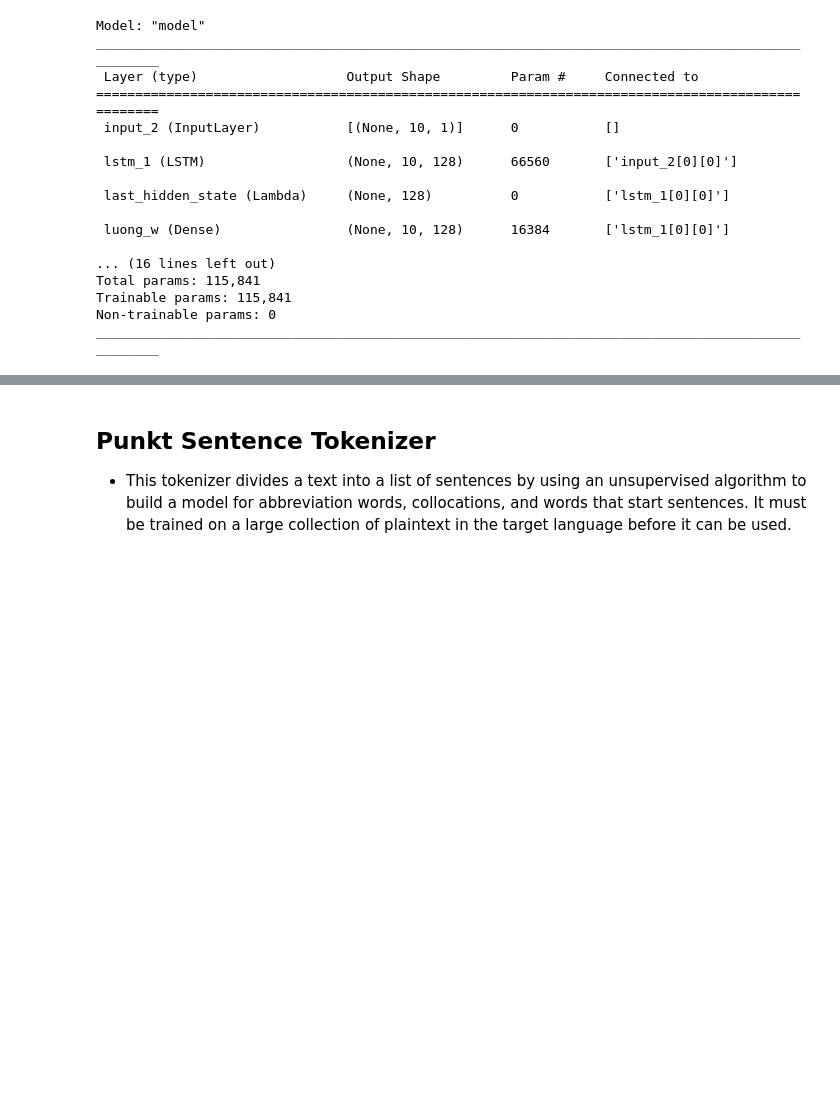
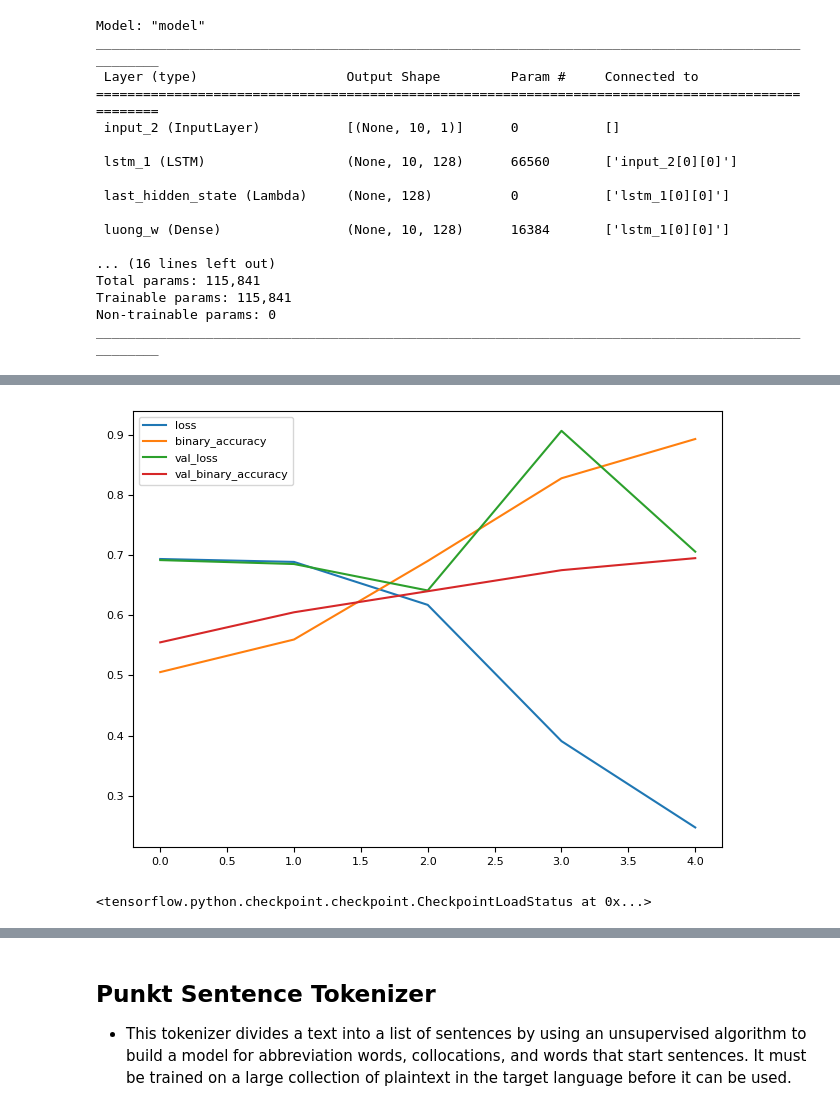
Before and after one commit to rasvob/VSB-FEI-Deep-Learning-Exercises, a Jupyter notebook: dl_08.ipynb, the cells around one changed output, grey strips where cells are left out. Cells and saved outputs as stored; diff of their text form; code cells hidden in the pictures; blank space fills up the shorter version.

```diff
--- a/dl_08.ipynb
+++ b/dl_08.ipynb
@@ -276,0 +308,2 @@ Epoch 5/100
+# %%
+vocab = vect_layer.get_vocabulary()
@@ -276,0 +316,2 @@ Epoch 5/100
+# %%
+X_train, X_test, y_train, y_test = train_test_split(df.Text, df.Label, test_size=0.20, random_state=13, stratify=df.Label)
@@ -276,0 +336,12 @@ Epoch 5/100
+# %%
+input_layer = keras.layers.Input(shape=(1,), dtype=tf_string)
+x_v = vect_layer(input_layer)
+emb = keras.layers.Embedding(len(vocab), embedding_dim)(x_v)
+x = LSTM(64, activation='relu', return_sequences=True)(emb)
+x = keras.layers.Flatten()(x)
+output_layer = keras.layers.Dense(1, 'sigmoid')(x)
+
+model = keras.Model(input_layer, output_layer)
+model.summary()
+
+model.compile(optimizer=keras.optimizers.RMSprop(), loss=keras.losses.BinaryCrossentropy(from_logits=False), metrics=keras.metrics.BinaryAccuracy())
@@ -276,0 +366,15 @@ Epoch 5/100
+# %%
+model_checkpoint_callback = tf.keras.callbacks.ModelCheckpoint(
+    filepath='weights.best.tf',
+    save_weights_only=True,
+    monitor='val_loss',
+    mode='auto',
+    save_best_only=True)
+# %%
+batch_size = 16
+epochs = 5
+
+history = model.fit(X_train.values, y_train.values, validation_data=(X_test.values, y_test.values), callbacks=[model_checkpoint_callback], epochs=epochs, batch_size=batch_size)
+
+show_history(history)
+# %% [output]
@@ -276,0 +391,6 @@ Epoch 5/100
+[figure, added]
+# %%
+# Load best setup
+model.load_weights("weights.best.tf")
+# %% [output]
+<tensorflow.python.checkpoint.checkpoint.CheckpointLoadStatus at 0x...>
```
Also changed, not shown: parts of 23 cells of this notebook, 1 other file.
